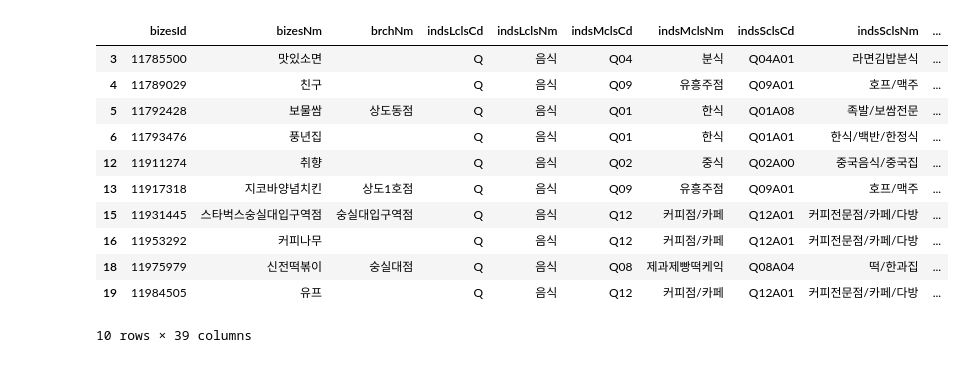
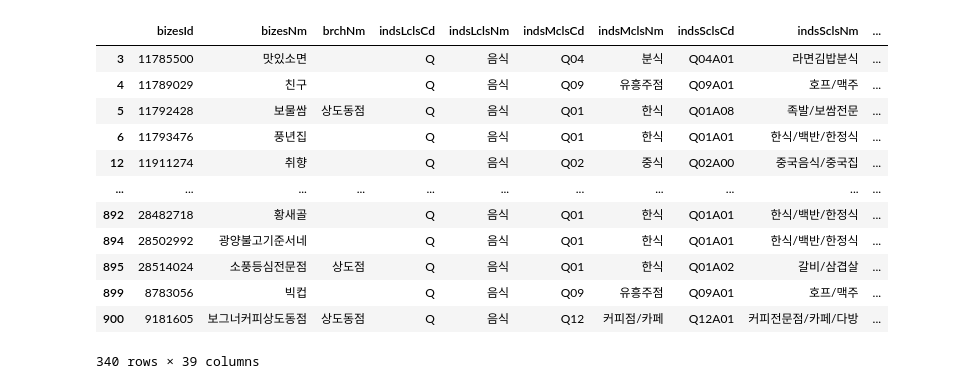
Before and after one commit to hjch0211/2022_SSU_DataSienece_study, a Jupyter notebook: 기말프로젝트/main-Copy1.ipynb, the cells around one changed output. Saved outputs shown, nothing was run; the diff lists cells and outputs as text; code cells hidden in the pictures.

```diff
--- a/기말프로젝트/main-Copy1.ipynb
+++ b/기말프로젝트/main-Copy1.ipynb
@@ -13,30 +30,31 @@ soongsil_CA = CommercialArea(ssu_gucode, ssu_dongname, ssu_cx, ssu_cy) #Commerci
 # %%
 ### df에서
 # 처리 시간 엄청 오래 걸림
 # bizesNm : 건물명
 # indsLclsNm : 상권업종대분류명
 # indsSclsCd : 상권업종소분류명
 # lon : 경도
 # lat : 위도
 # 주로 위 데이터사용하면 될거야
 ### 객체.getDf().loc[0,:] 로 확인해봐도 좋고
 df= soongsil_CA.getDf()
 #학교별 상권 내 상가업소 데이터프레임
-df = df.loc[df['indsLclsCd'] == 'Q'].head(10)
+df = df.loc[df['indsLclsCd'] == 'Q']
 df
 # %% [output]
 |  | bizesId | bizesNm | brchNm | indsLclsCd | indsLclsNm | indsMclsCd | indsMclsNm | indsSclsCd | indsSclsNm | ... |
 | 3 | 11785500 | 맛있소면 |  | Q | 음식 | Q04 | 분식 | Q04A01 | 라면김밥분식 | ... |
 | 4 | 11789029 | 친구 |  | Q | 음식 | Q09 | 유흥주점 | Q09A01 | 호프/맥주 | ... |
 | 5 | 11792428 | 보물쌈 | 상도동점 | Q | 음식 | Q01 | 한식 | Q01A08 | 족발/보쌈전문 | ... |
 | 6 | 11793476 | 풍년집 |  | Q | 음식 | Q01 | 한식 | Q01A01 | 한식/백반/한정식 | ... |
 | 12 | 11911274 | 취향 |  | Q | 음식 | Q02 | 중식 | Q02A00 | 중국음식/중국집 | ... |
-| 13 | 11917318 | 지코바양념치킨 | 상도1호점 | Q | 음식 | Q09 | 유흥주점 | Q09A01 | 호프/맥주 | ... |
-| 15 | 11931445 | 스타벅스숭실대입구역점 | 숭실대입구역점 | Q | 음식 | Q12 | 커피점/카페 | Q12A01 | 커피전문점/카페/다방 | ... |
-| 16 | 11953292 | 커피나무 |  | Q | 음식 | Q12 | 커피점/카페 | Q12A01 | 커피전문점/카페/다방 | ... |
-| 18 | 11975979 | 신전떡볶이 | 숭실대점 | Q | 음식 | Q08 | 제과제빵떡케익 | Q08A04 | 떡/한과집 | ... |
-| 19 | 11984505 | 유프 |  | Q | 음식 | Q12 | 커피점/카페 | Q12A01 | 커피전문점/카페/다방 | ... |
+| ... | ... | ... | ... | ... | ... | ... | ... | ... | ... | ... |
+| 892 | 28482718 | 황새골 |  | Q | 음식 | Q01 | 한식 | Q01A01 | 한식/백반/한정식 | ... |
+| 894 | 28502992 | 광양불고기준서네 |  | Q | 음식 | Q01 | 한식 | Q01A01 | 한식/백반/한정식 | ... |
+| 895 | 28514024 | 소풍등심전문점 | 상도점 | Q | 음식 | Q01 | 한식 | Q01A02 | 갈비/삼겹살 | ... |
+| 899 | 8783056 | 빅컵 |  | Q | 음식 | Q09 | 유흥주점 | Q09A01 | 호프/맥주 | ... |
+| 900 | 9181605 | 보그너커피상도동점 | 상도동점 | Q | 음식 | Q12 | 커피점/카페 | Q12A01 | 커피전문점/카페/다방 | ... |
-10 rows × 39 columns
+340 rows × 39 columns
 # %%
 from selenium import webdriver
 from selenium.webdriver.common.keys import Keys
```
Also changed, not shown: parts of 6 cells of this notebook, 1 other file.
